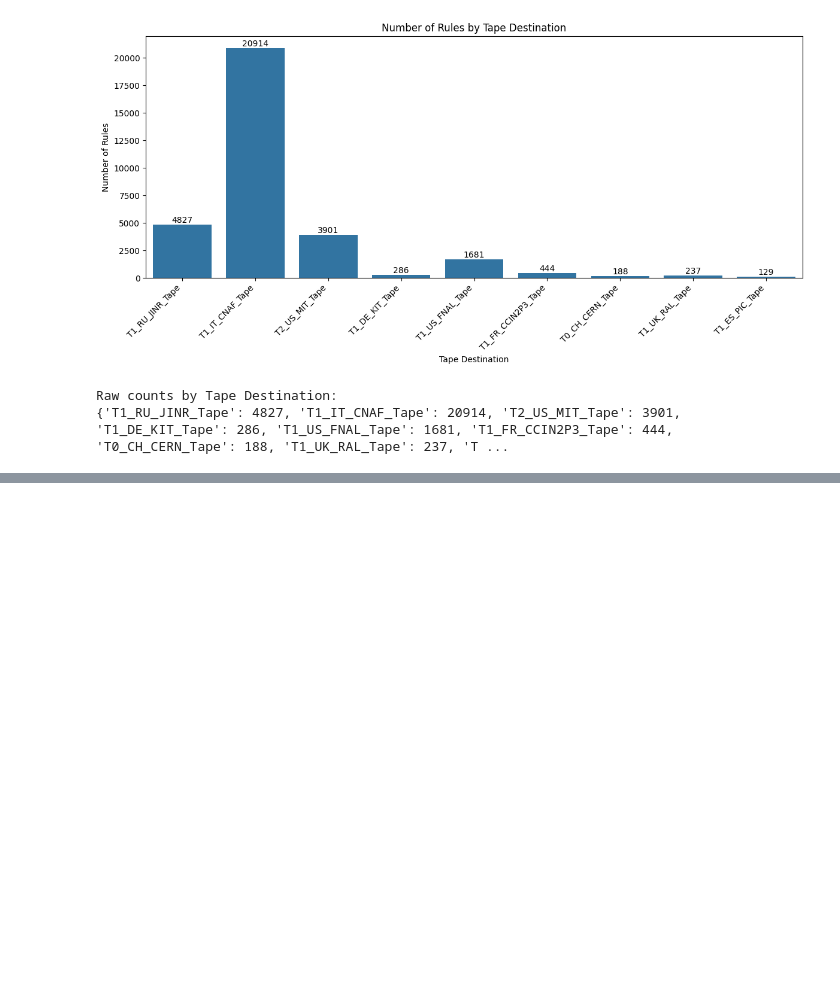
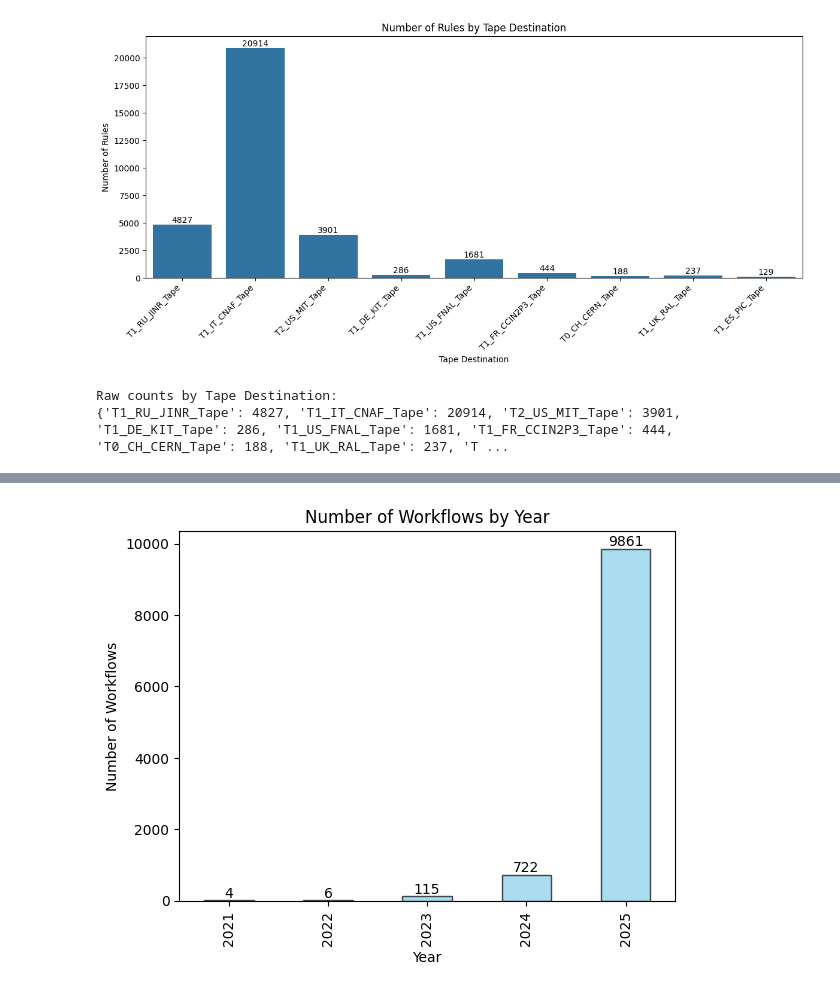
Before and after one commit to amaltaro/ProductionTools, a Jupyter notebook: msrulecleaner_classify.ipynb, the cells around one changed output, grey strips where cells are left out. Drawn from its saved outputs; the diff is of its cells as text; code cells hidden in the pictures; blank space fills up the shorter version.

```diff
--- a/msrulecleaner_classify.ipynb
+++ b/msrulecleaner_classify.ipynb
@@ -127,0 +177,11 @@ Raw counts by Tape Destination:
+# %%
+# print number of workflows for each year (add the value on top of each bar)
+creation_times_series.dt.year.value_counts().sort_index().plot(kind='bar', color='skyblue', edgecolor='black', alpha=0.7)
+plt.title('Number of Workflows by Year')
+plt.xlabel('Year')
+plt.ylabel('Number of Workflows')
+for i, v in enumerate(creation_times_series.dt.year.value_counts().sort_index().values):
+    plt.text(i, v, str(v), ha='center', va='bottom')
+plt.show()
+# %% [output]
+[figure, added]
```
Also changed, not shown: parts of 3 cells of this notebook.
